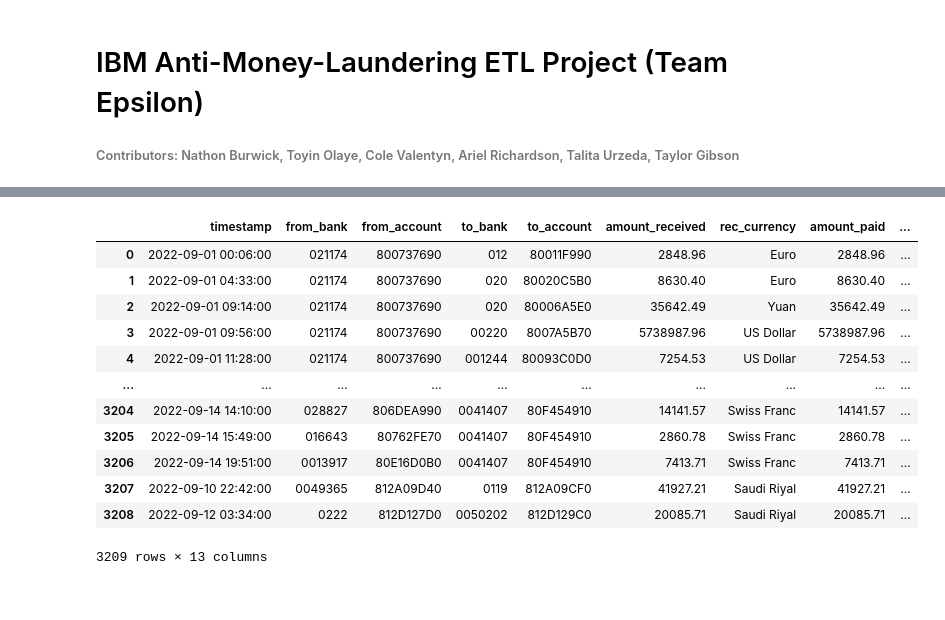
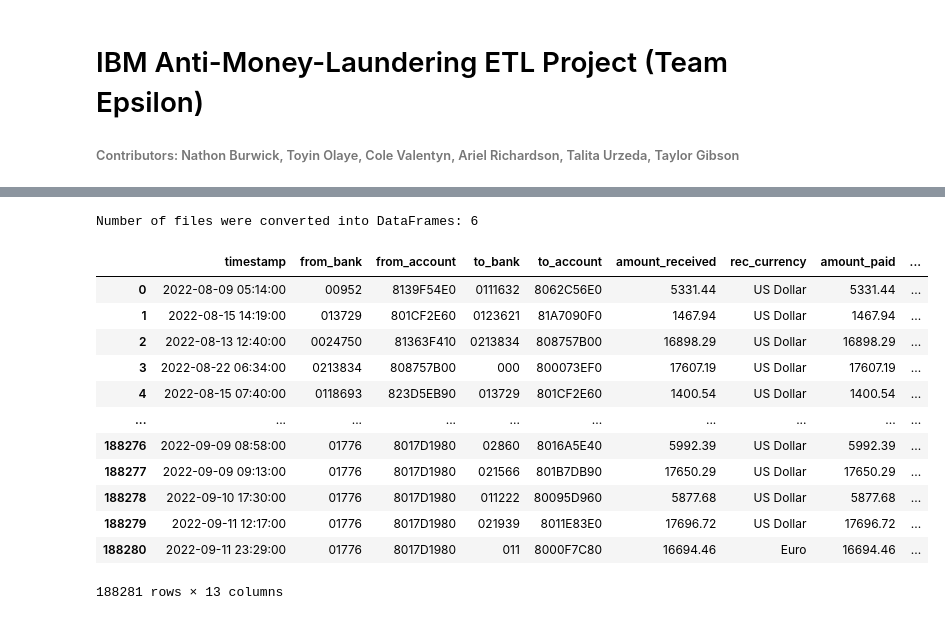
Before and after one commit to nburwick/ETL_Epsilon, a Jupyter notebook: IBM Anti-Money-Laundering ETL.ipynb, the cells around one changed output, grey strips where cells are left out. Saved outputs shown, nothing was run; the diff lists cells and outputs as text; code cells hidden in the pictures.

```diff
--- a/IBM Anti-Money-Laundering ETL.ipynb
+++ b/IBM Anti-Money-Laundering ETL.ipynb
@@ -144,17 +124,23 @@ hi_med
-# %%
-# Display Preview of Small DataFrame
-hi_small
-# %% [output]
-|  | timestamp | from_bank | from_account | to_bank | to_account | amount_received | rec_currency | amount_paid | ... |
-| 0 | 2022-09-01 00:06:00 | 021174 | 800737690 | 012 | 80011F990 | 2848.96 | Euro | 2848.96 | ... |
-| 1 | 2022-09-01 04:33:00 | 021174 | 800737690 | 020 | 80020C5B0 | 8630.40 | Euro | 8630.40 | ... |
-| 2 | 2022-09-01 09:14:00 | 021174 | 800737690 | 020 | 80006A5E0 | 35642.49 | Yuan | 35642.49 | ... |
-| 3 | 2022-09-01 09:56:00 | 021174 | 800737690 | 00220 | 8007A5B70 | 5738987.96 | US Dollar | 5738987.96 | ... |
-| 4 | 2022-09-01 11:28:00 | 021174 | 800737690 | 001244 | 80093C0D0 | 7254.53 | US Dollar | 7254.53 | ... |
-| ... | ... | ... | ... | ... | ... | ... | ... | ... | ... |
-| 3204 | 2022-09-14 14:10:00 | 028827 | 806DEA990 | 0041407 | 80F454910 | 14141.57 | Swiss Franc | 14141.57 | ... |
-| 3205 | 2022-09-14 15:49:00 | 016643 | 80762FE70 | 0041407 | 80F454910 | 2860.78 | Swiss Franc | 2860.78 | ... |
-| 3206 | 2022-09-14 19:51:00 | 0013917 | 80E16D0B0 | 0041407 | 80F454910 | 7413.71 | Swiss Franc | 7413.71 | ... |
-| 3207 | 2022-09-10 22:42:00 | 0049365 | 812A09D40 | 0119 | 812A09CF0 | 41927.21 | Saudi Riyal | 41927.21 | ... |
-| 3208 | 2022-09-12 03:34:00 | 0222 | 812D127D0 | 0050202 | 812D129C0 | 20085.71 | Saudi Riyal | 20085.71 | ... |
-3209 rows × 13 columns
+# %%
+# Number of DataFrames Processed
+print(f"Number of files were converted into DataFrames: {len(data_frames)}")
+# %% [output]
+Number of files were converted into DataFrames: 6
+# %%
+# Concatenate DataFrames
+merged_df = pd.concat(data_frames, ignore_index=True, axis=0).sort_values('group_id').reset_index(drop=True)
+merged_df
+# %% [output]
+|  | timestamp | from_bank | from_account | to_bank | to_account | amount_received | rec_currency | amount_paid | ... |
+| 0 | 2022-08-09 05:14:00 | 00952 | 8139F54E0 | 0111632 | 8062C56E0 | 5331.44 | US Dollar | 5331.44 | ... |
+| 1 | 2022-08-15 14:19:00 | 013729 | 801CF2E60 | 0123621 | 81A7090F0 | 1467.94 | US Dollar | 1467.94 | ... |
+| 2 | 2022-08-13 12:40:00 | 0024750 | 81363F410 | 0213834 | 808757B00 | 16898.29 | US Dollar | 16898.29 | ... |
+| 3 | 2022-08-22 06:34:00 | 0213834 | 808757B00 | 000 | 800073EF0 | 17607.19 | US Dollar | 17607.19 | ... |
+| 4 | 2022-08-15 07:40:00 | 0118693 | 823D5EB90 | 013729 | 801CF2E60 | 1400.54 | US Dollar | 1400.54 | ... |
+| ... | ... | ... | ... | ... | ... | ... | ... | ... | ... |
+| 188276 | 2022-09-09 08:58:00 | 01776 | 8017D1980 | 02860 | 8016A5E40 | 5992.39 | US Dollar | 5992.39 | ... |
+| 188277 | 2022-09-09 09:13:00 | 01776 | 8017D1980 | 021566 | 801B7DB90 | 17650.29 | US Dollar | 17650.29 | ... |
+| 188278 | 2022-09-10 17:30:00 | 01776 | 8017D1980 | 011222 | 80095D960 | 5877.68 | US Dollar | 5877.68 | ... |
+| 188279 | 2022-09-11 12:17:00 | 01776 | 8017D1980 | 021939 | 8011E83E0 | 17696.72 | US Dollar | 17696.72 | ... |
+| 188280 | 2022-09-11 23:29:00 | 01776 | 8017D1980 | 011 | 8000F7C80 | 16694.46 | Euro | 16694.46 | ... |
+188281 rows × 13 columns
```
Also changed, not shown: parts of 21 cells of this notebook, 11 other files.
